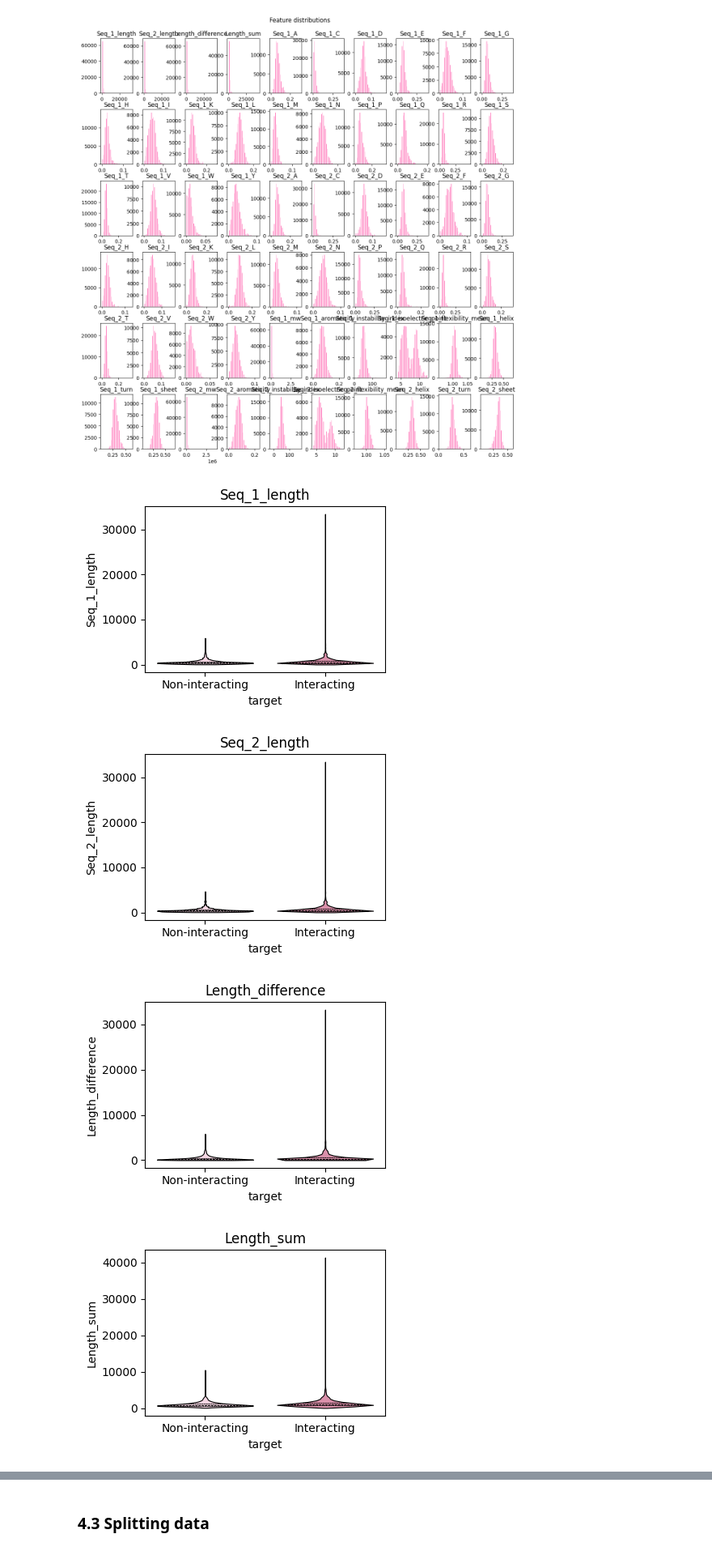
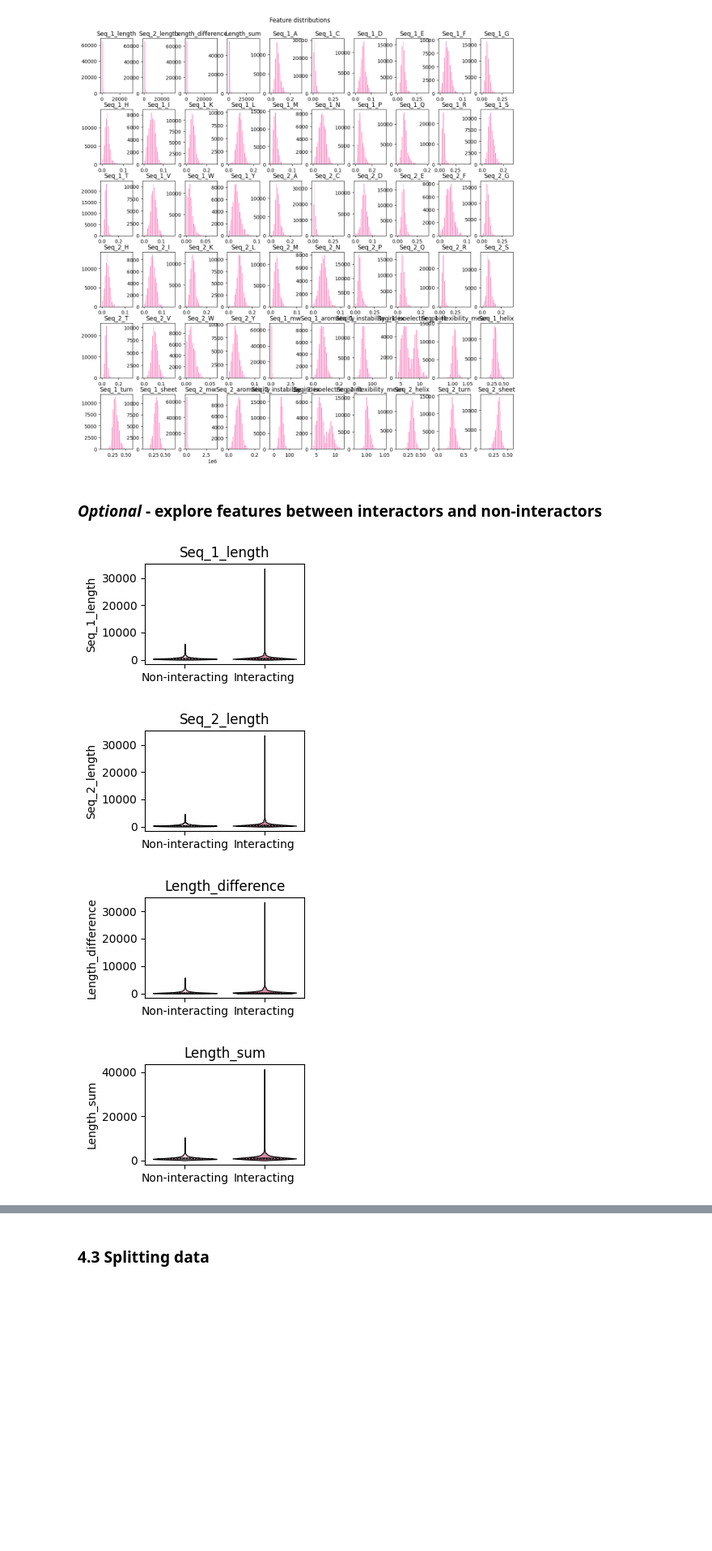
Before and after one commit to yskvortsova/data_science3, a Jupyter notebook: MachineLearning_Model_Protein_Protein_Interaction_YS.ipynb, the cells around one changed output, grey strips where cells are left out. Shown at 81% size. Drawn from its saved outputs; the diff is of its cells as text; code cells hidden in the pictures; blank space fills up the shorter version.

```diff
--- a/MachineLearning_Model_Protein_Protein_Interaction_YS.ipynb
+++ b/MachineLearning_Model_Protein_Protein_Interaction_YS.ipynb
@@ -240,42 +240,44 @@ plt.show()
 # %% [output]
 <Figure size 1500x1500 with 0 Axes>
 [figure]
+# %% [markdown]
+### *Optional* - explore features between interactors and non-interactors
 # %%
 # Combine X and y to explore relationsihps between each feature in non-interacting and interacting proteins
 plot_protein_df = X.copy()
 plot_protein_df["target"] = y
 
 palette = {0: "#FAD2E3", 1: "#E684A7"}
 
 for column in X.columns:
-    plt.figure(figsize=(4, 3))
+    plt.figure(figsize=(3, 2))
 
     sns.violinplot(
         x="target",
         y=column,
         data=plot_protein_df,
         inner="quartile",
         cut = 0,
         hue="target",
         palette=palette,
         linewidth=0.8,
         linecolor="black",
         legend=False,
     )
 
-    plt.xlabel
     plt.ylabel(column)
+    plt.xlabel("")
     plt.title(f"{column}")
 
     plt.xticks(
         ticks=[0, 1],
         labels=["Non-interacting", "Interacting"]
     )
 
     plt.tight_layout()
     plt.show()
 # %% [output]
-[figure, old version]
+[figure, new version]
-[figure, old version]
+[figure, new version]
-[figure, old version]
+[figure, new version]
-[figure, old version]
+[figure, new version]
```
Also changed, not shown: parts of 18 cells of this notebook.
